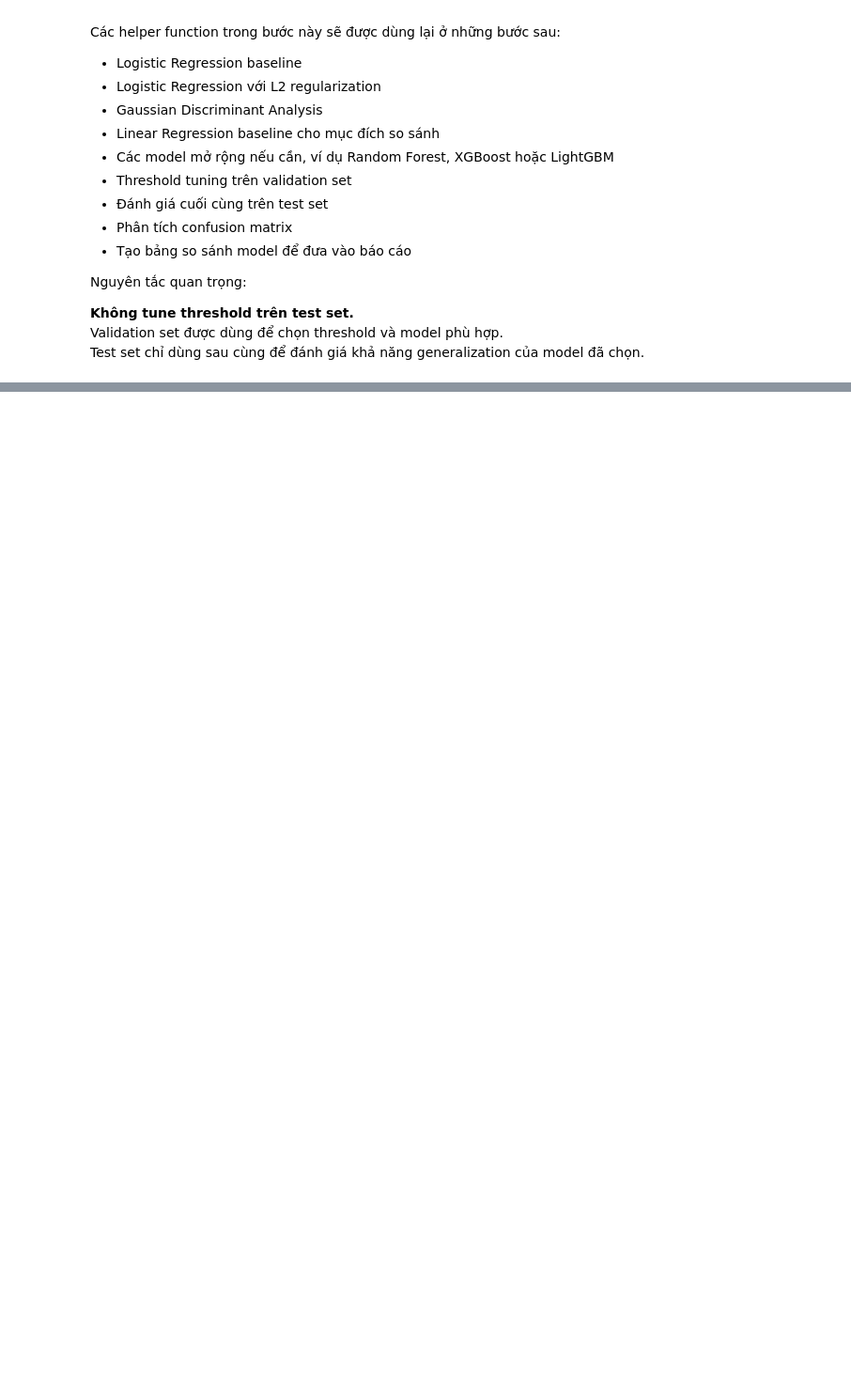
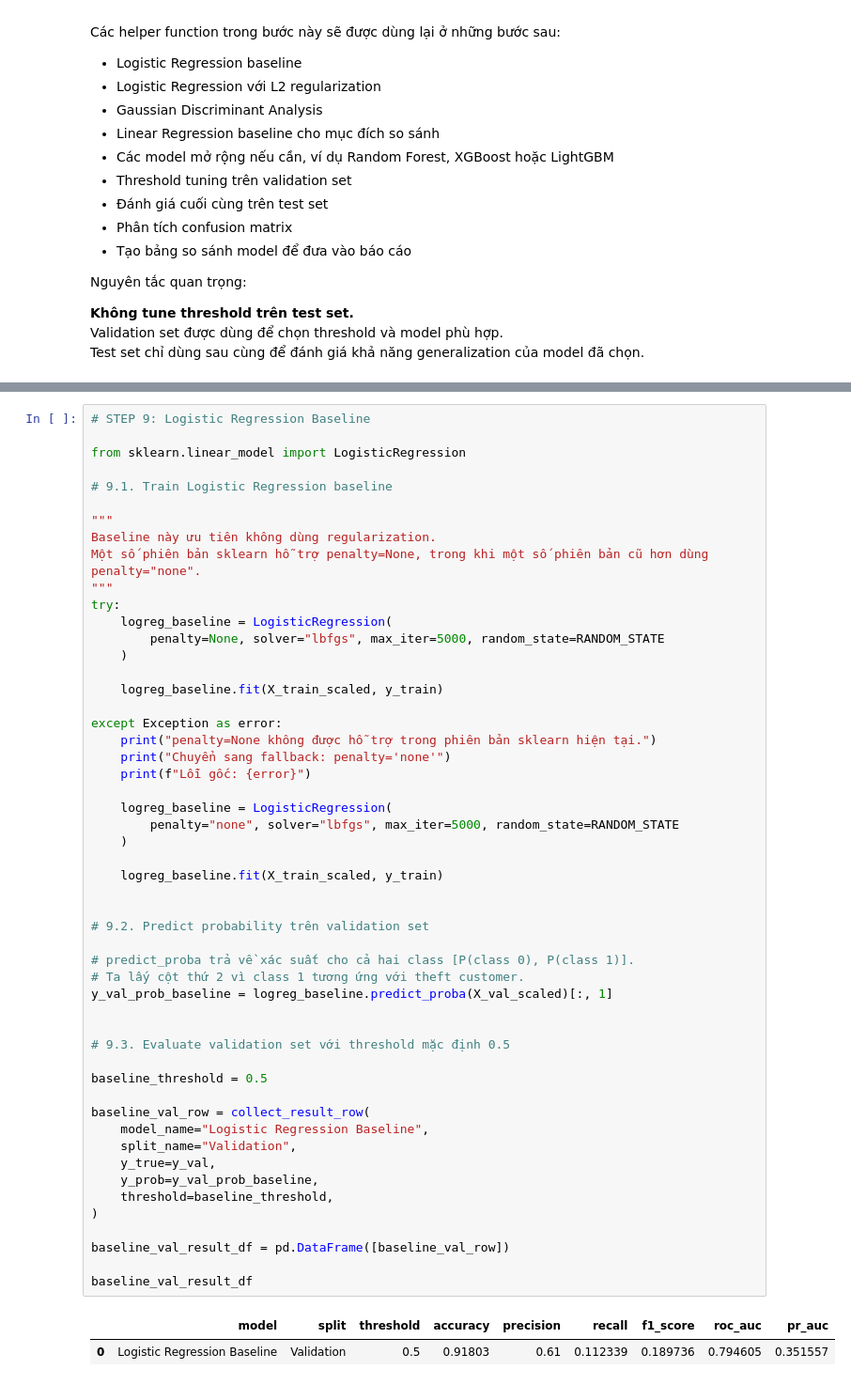
Before and after one commit to longzu-ComputerScience/CS114----ML-Project---Energy-Theft-Detection, a Jupyter notebook: notebooks/model_training_quoc_thai.ipynb, the cells around one changed output, grey strips where cells are left out. Shown at 94% size. Cells and saved outputs as stored; diff of their text form; blank space fills up the shorter version.

```diff
--- a/notebooks/model_training_quoc_thai.ipynb
+++ b/notebooks/model_training_quoc_thai.ipynb
@@ -408,0 +426,55 @@ Test set chỉ dùng sau cùng để đánh giá khả năng generalization củ
+# %%
+# STEP 9: Logistic Regression Baseline
+
+from sklearn.linear_model import LogisticRegression
+
+# 9.1. Train Logistic Regression baseline
+
+"""
+Baseline này ưu tiên không dùng regularization.
+Một số phiên bản sklearn hỗ trợ penalty=None, trong khi một số phiên bản cũ hơn dùng penalty="none".
+"""
+try:
+    logreg_baseline = LogisticRegression(
+        penalty=None, solver="lbfgs", max_iter=5000, random_state=RANDOM_STATE
+    )
+
+    logreg_baseline.fit(X_train_scaled, y_train)
+
+except Exception as error:
+    print("penalty=None không được hỗ trợ trong phiên bản sklearn hiện tại.")
+    print("Chuyển sang fallback: penalty='none'")
+    print(f"Lỗi gốc: {error}")
+
+    logreg_baseline = LogisticRegression(
+        penalty="none", solver="lbfgs", max_iter=5000, random_state=RANDOM_STATE
+    )
+
+    logreg_baseline.fit(X_train_scaled, y_train)
+
+
+# 9.2. Predict probability trên validation set
+
+# predict_proba trả về xác suất cho cả hai class [P(class 0), P(class 1)].
+# Ta lấy cột thứ 2 vì class 1 tương ứng với theft customer.
+y_val_prob_baseline = logreg_baseline.predict_proba(X_val_scaled)[:, 1]
+
+
+# 9.3. Evaluate validation set với threshold mặc định 0.5
+
+baseline_threshold = 0.5
+
+baseline_val_row = collect_result_row(
+    model_name="Logistic Regression Baseline",
+    split_name="Validation",
+    y_true=y_val,
+    y_prob=y_val_prob_baseline,
+    threshold=baseline_threshold,
+)
+
+baseline_val_result_df = pd.DataFrame([baseline_val_row])
+
+baseline_val_result_df
+# %% [output]
+|  | model | split | threshold | accuracy | precision | recall | f1_score | roc_auc | pr_auc |
+| 0 | Logistic Regression Baseline | Validation | 0.5 | 0.91803 | 0.61 | 0.112339 | 0.189736 | 0.794605 | 0.351557 |
```
Also changed, not shown: parts of 3 cells of this notebook.
